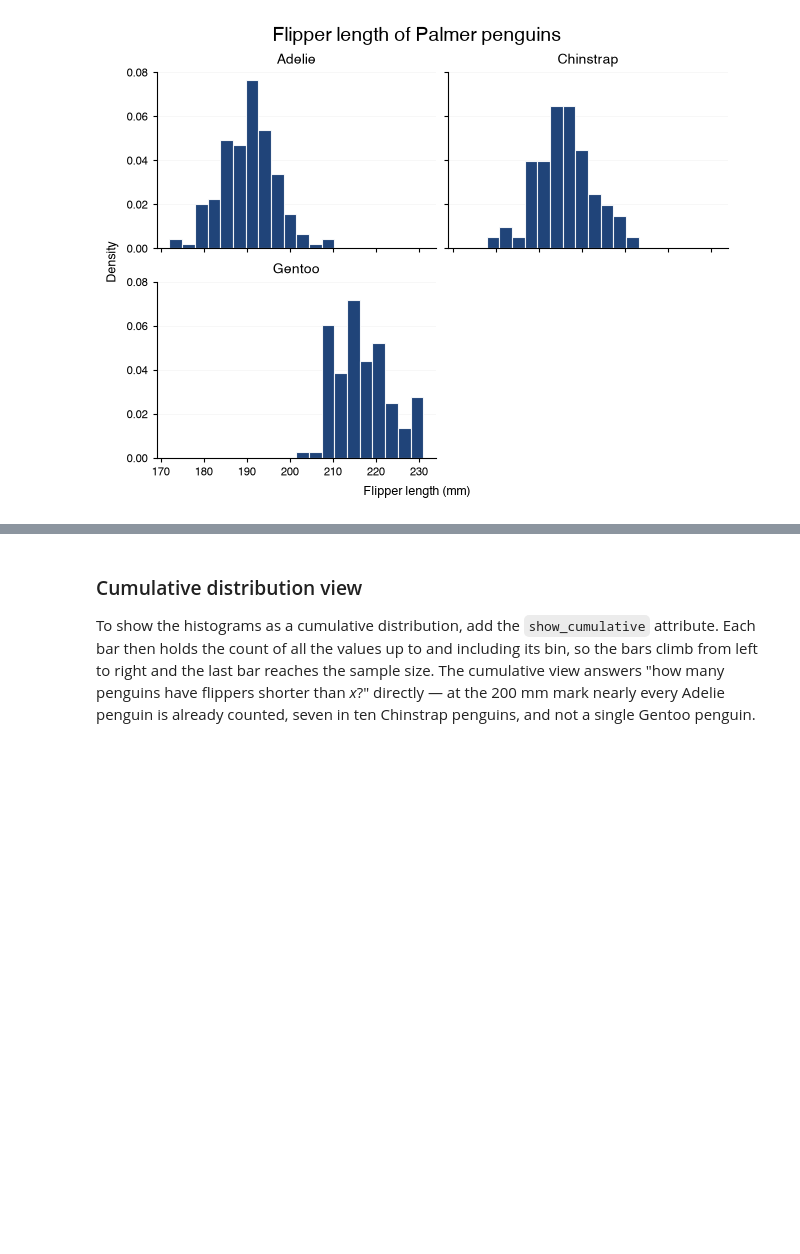
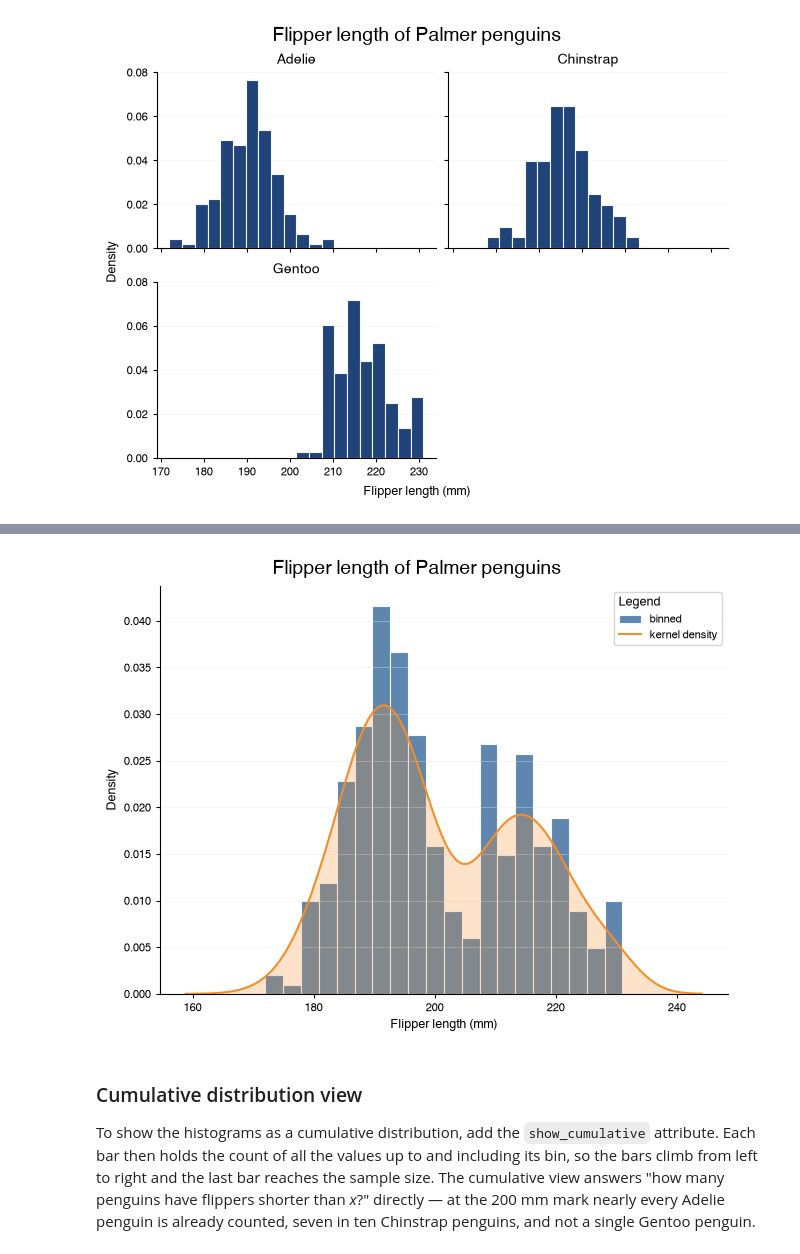
Before and after one commit to eriknovak/datachart, a Jupyter notebook: docs/how-to-guides/charts/histogram.ipynb, the cells around one changed output, grey strips where cells are left out. Drawn from its saved outputs; the diff is of its cells as text; code cells hidden in the pictures; blank space fills up the shorter version.

```diff
--- a/docs/how-to-guides/charts/histogram.ipynb
+++ b/docs/how-to-guides/charts/histogram.ipynb
@@ -576,3 +585,27 @@ Histogram(
+# %%
+Panel(
+    [
+        Histogram(data=penguins, subtitle="binned", show_density=True),
+        # the same values, smoothed into a curve
+        {
+            "figure": LineChart(
+                data=kde1d([point["x"] for point in penguins]),
+                subtitle="kernel density",
+                show_area=True,
+            ),
+            # both are densities: keep the curve on the histogram's axis
+            "y_axis": "left",
+        },
+    ],
+    title="Flipper length of Palmer penguins",
+    xlabel="Flipper length (mm)",
+    ylabel_left="Density",
+    show_legend=True,
+    show_grid=SHOW_GRID.Y,
+    figsize=FIG_SIZE.FULL_MEDIUM,
+).show()
+# %% [output]
+[figure, added]
 # %% [markdown]
 ### Cumulative distribution view
 
```
Also changed, not shown: parts of 5 cells of this notebook, 9 other files.
